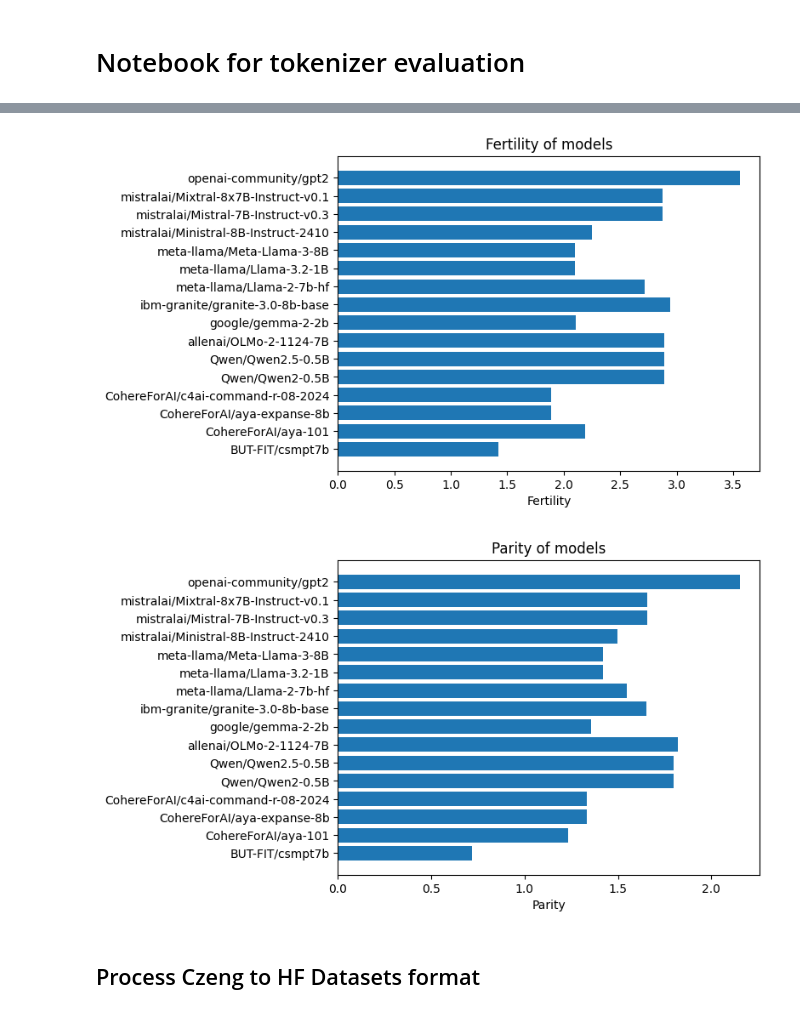
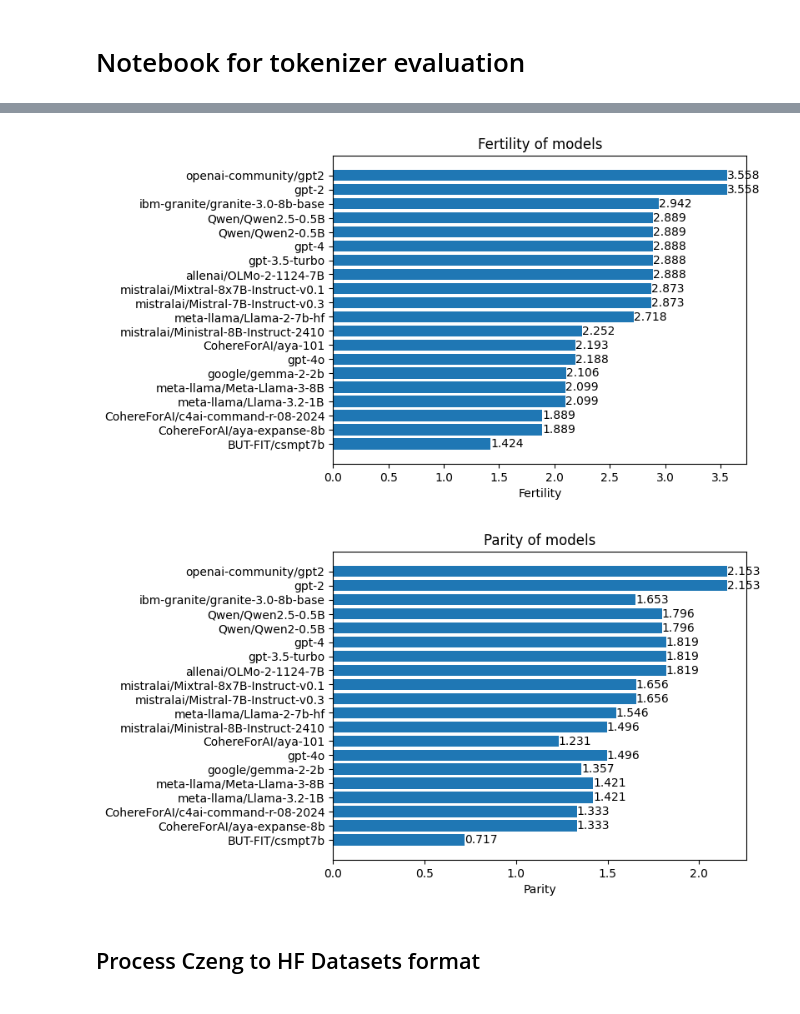
Before and after one commit to mlynatom/master-thesis, a Jupyter notebook: tokenizer_evaluator/tokenizer_evaluation.ipynb, the cells around one changed output, grey strips where cells are left out. Cells and saved outputs as stored; diff of their text form; code cells hidden in the pictures.

```diff
--- a/tokenizer_evaluator/tokenizer_evaluation.ipynb
+++ b/tokenizer_evaluator/tokenizer_evaluation.ipynb
@@ -30,7 +30,6 @@ model_ids = ["meta-llama/Llama-3.2-1B",
              "meta-llama/Llama-2-7b-hf",
              "meta-llama/Llama-2-13b-hf",
              "meta-llama/Llama-2-70b-hf",
-             "openai-community/gpt2",
              "Qwen/Qwen2.5-0.5B",
              "Qwen/Qwen2.5-1.5B",
              "Qwen/Qwen2.5-3B",
@@ -61,7 +60,11 @@ model_ids = ["meta-llama/Llama-3.2-1B",
              "BUT-FIT/CSTinyLlama-1.2B",
              "BUT-FIT/Czech-GPT-2-XL-133k",
              "allenai/OLMo-2-1124-7B",
-             "allenai/OLMo-2-1124-13B"
+             "allenai/OLMo-2-1124-13B",
+             "gpt-4o",
+             "gpt-4",
+             "gpt-3.5-turbo",
+             "gpt-2",
              ]
 
 results = tok_eval.evaluate(model_ids, verbose=True)
@@ -102,0 +106,9 @@ results
+# %%
+import pandas as pd
+
+df_results = pd.DataFrame(results)
+#switch axes (rows become columns and vice versa)
+df_results = df_results.transpose()
+df_results = df_results.reset_index()
+df_results.rename(columns={"index": "model_id"}, inplace=True)
+df_results
@@ -102,0 +135,6 @@ results
+# %%
+#sort
+df_results = df_results.sort_values(by="model_id", ascending=True, kind="stable")
+df_results = df_results.sort_values(by="parity", ascending=True, kind="stable")
+df_results = df_results.sort_values(by="fertility", ascending=True, kind="stable")
+df_results
@@ -103,28 +159,27 @@ results
 # %%
-# plot fertility
+# plot fertility with values for each bar
 import matplotlib.pyplot as plt
 import numpy as np
 
-model_ids = sorted(list(results.keys()))
-fertility = [results[model_id]['fertility'] for model_id in model_ids]
-
 fig, ax = plt.subplots()
-ax.barh(model_ids, fertility)
+ax.barh(df_results["model_id"], df_results["fertility"])
+for i, v in enumerate(df_results["fertility"]):
+    ax.text(v, i, str(round(v, 3)), color='black', va='center')
 ax.set_xlabel('Fertility')
 ax.set_title('Fertility of models')
 plt.show()
 # %% [output]
-[figure, old version]
+[figure, new version]
 # %%
-parity = [results[model_id]['parity'] for model_id in model_ids]
-
 fig, ax = plt.subplots()
-ax.barh(model_ids, parity)
+ax.barh(df_results["model_id"], df_results["parity"])
+for i, v in enumerate(df_results["parity"]):
+    ax.text(v, i, str(round(v, 3)), color='black', va='center')
 ax.set_xlabel('Parity')
 ax.set_title('Parity of models')
 plt.show()
 # %% [output]
-[figure, old version]
+[figure, new version]
 # %% [markdown]
 ## Process Czeng to HF Datasets format
 # %%
```
Also changed, not shown: parts of 6 cells of this notebook, 2 other files.
